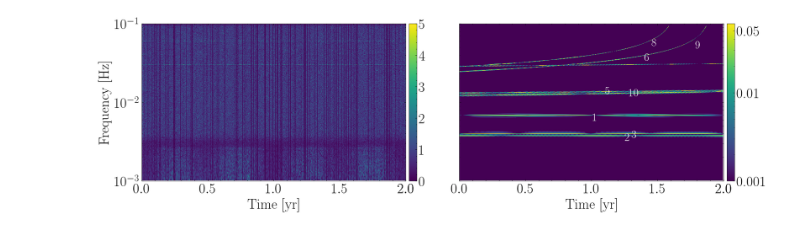
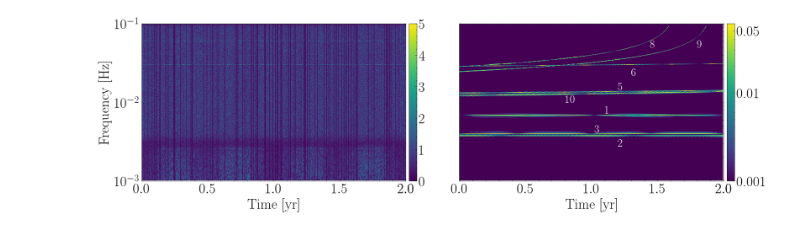
Before and after one commit to dig07/Yorsh-End-to-end-search, a Jupyter notebook: Fig.1/Fig1_new.ipynb, the cells around one changed output. Cells and saved outputs as stored; diff of their text form; code cells hidden in the pictures.

```diff
--- a/Fig.1/Fig1_new.ipynb
+++ b/Fig.1/Fig1_new.ipynb
@@ -81,48 +81,61 @@ cbar = fig.colorbar(im, ax=ax0_1,pad=0.01,ticks=[1e-3, 1e-2, 5.e-2])
 
 cbar.set_ticklabels([1e-3, 1e-2, 5.e-2])
 
 
-for i, (Name, tf) in enumerate(zip(list(Observable_sources.keys()), list(Observable_sources.values()))):
-    times, freqs = tf
-    idx = len(times) // 2
-    x = times[idx]/(365.25*24*60*60) + i * offset
-    y = freqs[idx]
-    ax0_1.annotate(Name[-2:],
-                xy=(x, y),
-                fontsize=20, color='white')
+# for i, (Name, tf) in enumerate(zip(list(Observable_sources.keys()), list(Observable_sources.values()))):
+#     times, freqs = tf
+#     idx = len(times) // 2
+#     x = times[idx]/(365.25*24*60*60) + i * offset
+#     y = freqs[idx]
+#     ax0_1.annotate(Name[-2:],
+#                 xy=(x, y),
+#                 fontsize=20, color='white')
 
-for j, (Name, tf) in enumerate(zip(list(Unobservable_sources.keys()), list(Unobservable_sources.values()))):
-    times, freqs = tf
-    idx = len(times) // 2
-    x = times[idx]/(365.25*24*60*60) + (j + len(Observable_sources)) * offset
-    y = freqs[idx]*1.175
-    ax0_1.annotate(Name[-1],
-                xy=(x, y),
-                fontsize=20, color='white')
+# for j, (Name, tf) in enumerate(zip(list(Unobservable_sources.keys()), list(Unobservable_sources.values()))):
+#     times, freqs = tf
+#     idx = len(times) // 2
+#     x = times[idx]/(365.25*24*60*60) + (j + len(Observable_sources)) * offset
+#     y = freqs[idx]*1.175
+#     ax0_1.annotate(Name[-1],
+#                 xy=(x, y),
+#                 fontsize=20, color='white')
 
-# ax0_1.annotate('8',xy=(0.5,0.5),fontsize=30,color='white',transform=ax0_1.transAxes)
+
+ax0_1.annotate('1',xy=(0.55,0.43),fontsize=20,color='white',xycoords='axes fraction')
+
+ax0_1.annotate('2',xy=(0.6,0.22),fontsize=20,color='white',xycoords='axes fraction')
+ax0_1.annotate('3',xy=(0.51,0.31),fontsize=20,color='white',xycoords='axes fraction')
+
+ax0_1.annotate('5',xy=(0.6,0.58),fontsize=20,color='white',xycoords='axes fraction')
+ax0_1.annotate('10',xy=(0.4,0.5),fontsize=20,color='white',xycoords='axes fraction')
+
+ax0_1.annotate('6',xy=(0.65,0.67),fontsize=20,color='white',xycoords='axes fraction')
+
+ax0_1.annotate('9',xy=(0.9,0.85),fontsize=20,color='white',xycoords='axes fraction')
+ax0_1.annotate('8',xy=(0.72,0.85),fontsize=20,color='white',xycoords='axes fraction')
+
 
 
 ax0_1.set_xlabel('Time [yr]')
 # ax0_1.set_yticks([])
 xticks = list(ax0.get_xticks())  # get current ticks
 xticks.append(2.)                 # add your desired tick (in same units as x-axis)
 ax0.set_xticks(sorted(xticks))
 
 xticks = list(ax0_1.get_xticks())  # get current ticks
 xticks.append(2.)                 # add your desired tick (in same units as x-axis)
 ax0_1.set_xticks(sorted(xticks))
 
 
 plt.setp(ax0_1.get_yticklabels(), visible=False)
 
 # Clear up space a bit
 plt.subplots_adjust(hspace=0.3)
 
 # Squish two plots together
 plt.subplots_adjust(wspace=0.01)
 
 plt.savefig('Fig_1.pdf')
 plt.show()
 # %% [output]
-[figure, old version]
+[figure, new version]
```
Also changed, not shown: 1 other file.
